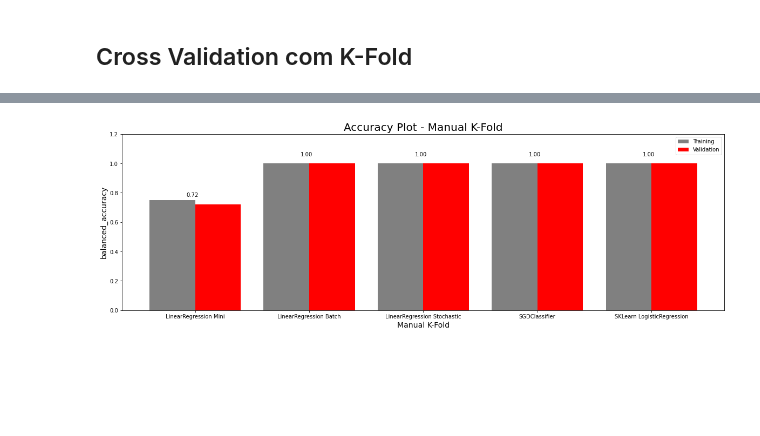
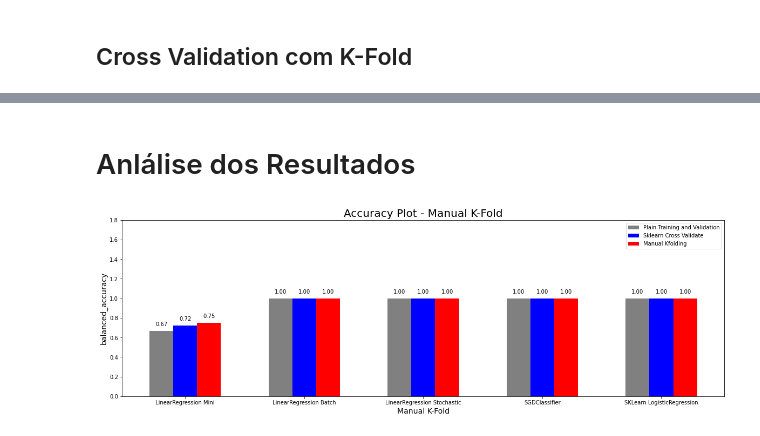
Before and after one commit to antonieti/Atividade-D3APL, a Jupyter notebook: AtividadeAplicacoes.ipynb, the cells around one changed output, grey strips where cells are left out. Drawn from its saved outputs; the diff is of its cells as text; code cells hidden in the pictures; blank space fills up the shorter version.

Commit message:
Construção do gráfico comparativo entre os resultados de treinamento (acurácia) dos modelos

```diff
--- a/AtividadeAplicacoes.ipynb
+++ b/AtividadeAplicacoes.ipynb
@@ -604,6 +604,10 @@ accuracy_score(y_test, y_sgd)
 accuracy_score(y_test, y_lr)
 # %% [output]
 1.0
+# %%
+accuracy_score_plain_training = [accuracy_score(y_test, y_mini), accuracy_score(y_test, y_batch),
+                                 accuracy_score(y_test, y_stochastic), accuracy_score(y_test, y_sgd),
+                                accuracy_score(y_test, y_lr)]
 # %% [markdown]
 ## Cross Validation com K-Fold
 # %%
@@ -707,9 +723,4 @@ model_names = ['mini', 'batch', 'stochastic', 'sgd', 'sklearn_lr']
 models = []
 
 for model_name in model_names:
-    models.append(KFoldTrainer.do_training(model_name, X_train, y_train))
-
-best_models = []
-
-for model in models:
-    best_models.append(KFoldTrainer.get_better_estimator(model))
+    models.append(KFoldTrainer.do_training(model_name=model_name, X_train=X_train, y_train=y_train))
@@ -722,10 +736,10 @@ for model in models:
 # %%
 accuracies = []
 
-for model in best_models:
-    y_hat_train = model.predict(X_test)
+for model in models:
+    y_hat_train = model['best_model'].predict(X_test)
     accuracy = accuracy_score(y_test, y_hat_train)
-    print(f'Model: {model}\nAccuracy: {accuracy}\n\n')
+    print(f'Model: {model["best_model"]}\nAccuracy: {accuracy}\n\n')
     accuracies.append(accuracy)
 # %% [output]
 Model: Learning rate: 0.1
@@ -784,20 +796,37 @@ for estimator in cross_val_sklearn_estimators:
+# %% [markdown]
+# Anlálise dos Resultados
 # %%
 ## Comparação dos resultados
 labels = ["LinearRegression Mini", "LinearRegression Batch", "LinearRegression Stochastic",
           "SGDClassifier", "SKLearn LogisticRegression"]
 
 results = [
     {
         'model_name': 'Manual K-Fold',
         'metric': 'balanced_accuracy',
-        'validation_accuracy': accuracies,
-        'cross_val_accuracy': cross_val_accuracy,
+        'methods': [
+            {
+                'name': 'Plain Training and Validation',
+                'scoring':accuracy_score_plain_training,
+                'color': 'gray'
+            },
+            {
+                'name': 'Sklearn Cross Validate',
+                'scoring': accuracies,
+                'color': 'blue'
+            },
+            {
+                'name': 'Manual Kfolding',
+                'scoring': cross_val_accuracy,
+                'color': 'red'
+            },
+        ],
         'labels': labels,
         'last_column_highlight': False
     }
 ]
 
 for model_result in results:
     plot_result(**model_result)
 # %% [output]
-[figure, old version]
+[figure, new version]
```
Also changed, not shown: parts of 20 cells of this notebook.
